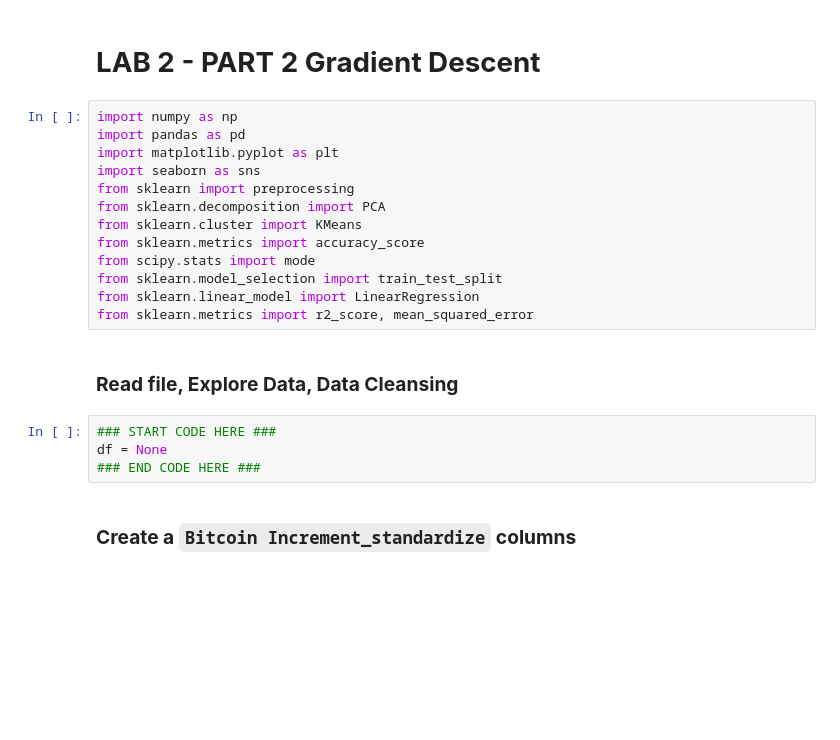
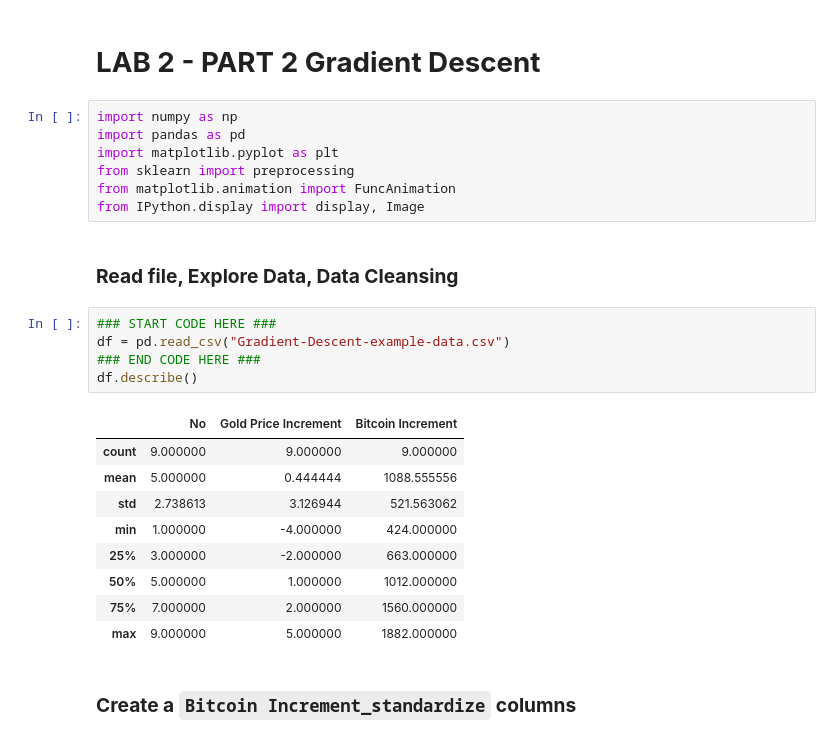
Before and after one commit to Pimchanokz/ML, a Jupyter notebook: Lab2/Lab2-2_GradientDescent.ipynb, the cells around one changed output. Cells and saved outputs as stored; diff of their text form; blank space fills up the shorter version.

```diff
--- a/Lab2/Lab2-2_GradientDescent.ipynb
+++ b/Lab2/Lab2-2_GradientDescent.ipynb
@@ -4,21 +4,26 @@
 import numpy as np
 import pandas as pd
 import matplotlib.pyplot as plt
-import seaborn as sns
 from sklearn import preprocessing
-from sklearn.decomposition import PCA
-from sklearn.cluster import KMeans
-from sklearn.metrics import accuracy_score
-from scipy.stats import mode
-from sklearn.model_selection import train_test_split
-from sklearn.linear_model import LinearRegression
-from sklearn.metrics import r2_score, mean_squared_error
+from matplotlib.animation import FuncAnimation
+from IPython.display import display, Image
 # %% [markdown]
 ### **Read file, Explore Data, Data Cleansing**
 # %%
 ### START CODE HERE ###
-df = None
+df = pd.read_csv("Gradient-Descent-example-data.csv")
 ### END CODE HERE ###
+df.describe()
+# %% [output]
+|  | No | Gold Price Increment | Bitcoin Increment |
+| count | 9.000000 | 9.000000 | 9.000000 |
+| mean | 5.000000 | 0.444444 | 1088.555556 |
+| std | 2.738613 | 3.126944 | 521.563062 |
+| min | 1.000000 | -4.000000 | 424.000000 |
+| 25% | 3.000000 | -2.000000 | 663.000000 |
+| 50% | 5.000000 | 1.000000 | 1012.000000 |
+| 75% | 7.000000 | 2.000000 | 1560.000000 |
+| max | 9.000000 | 5.000000 | 1882.000000 |
 # %% [markdown]
 ### **Create a `Bitcoin Increment_standardize` columns**
 # %%
```
Also changed, not shown: parts of 4 cells of this notebook, 1 other file.
